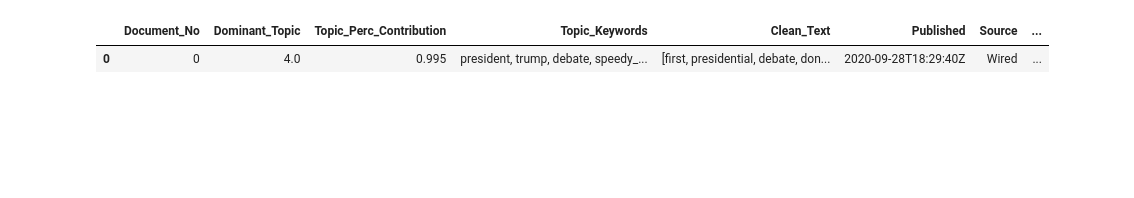
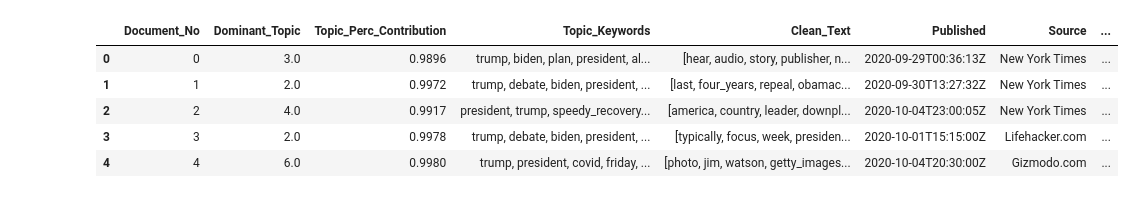
Before and after one commit to aashishkhadka1992/SentimentAnalysis, a Jupyter notebook: Sentiment_Analysis_Infer.ipynb, the cells around one changed output. Cells and saved outputs as stored; diff of their text form; code cells hidden in the pictures; blank space fills up the shorter version.

```diff
--- a/Sentiment_Analysis_Infer.ipynb
+++ b/Sentiment_Analysis_Infer.ipynb
@@ -120,12 +50,18 @@ plt.show();
+# %%
+filtered_articles_df = pd.read_csv('filtered_articles_df.csv')
 # %%
 # Initialize TopicModeler class and pass filtered_df as argument
 # Call generate_dominant_topic method on class instance and store result dataframe into df_dominant_topic variable.
-topic_generator = TopicModeler(filtered_df)
+topic_generator = TopicModeler(filtered_articles_df)
 df_dominant_topic, optimal_model, corpus = topic_generator.generate_dominant_topic()
 df_dominant_topic.head()
 # %% [output]
 |  | Document_No | Dominant_Topic | Topic_Perc_Contribution | Topic_Keywords | Clean_Text | Published | Source | ... |
-| 0 | 0 | 4.0 | 0.995 | president, trump, debate, speedy_... | [first, presidential, debate, don... | 2020-09-28T18:29:40Z | Wired | ... |
+| 0 | 0 | 3.0 | 0.9896 | trump, biden, plan, president, al... | [hear, audio, story, publisher, n... | 2020-09-29T00:36:13Z | New York Times | ... |
+| 1 | 1 | 2.0 | 0.9972 | trump, debate, biden, president, ... | [last, four_years, repeal, obamac... | 2020-09-30T13:27:32Z | New York Times | ... |
+| 2 | 2 | 4.0 | 0.9917 | president, trump, speedy_recovery... | [america, country, leader, downpl... | 2020-10-04T23:00:05Z | New York Times | ... |
+| 3 | 3 | 2.0 | 0.9978 | trump, debate, biden, president, ... | [typically, focus, week, presiden... | 2020-10-01T15:15:00Z | Lifehacker.com | ... |
+| 4 | 4 | 6.0 | 0.9980 | trump, president, covid, friday, ... | [photo, jim, watson, getty_images... | 2020-10-04T20:30:00Z | Gizmodo.com | ... |
 # %%
 # Visualization of topic using pyLDAvis library
 vis = pyLDAvis.gensim.prepare(optimal_model, corpus, dictionary=optimal_model.id2word)
```
Also changed, not shown: parts of 27 cells of this notebook, 6 other files.
